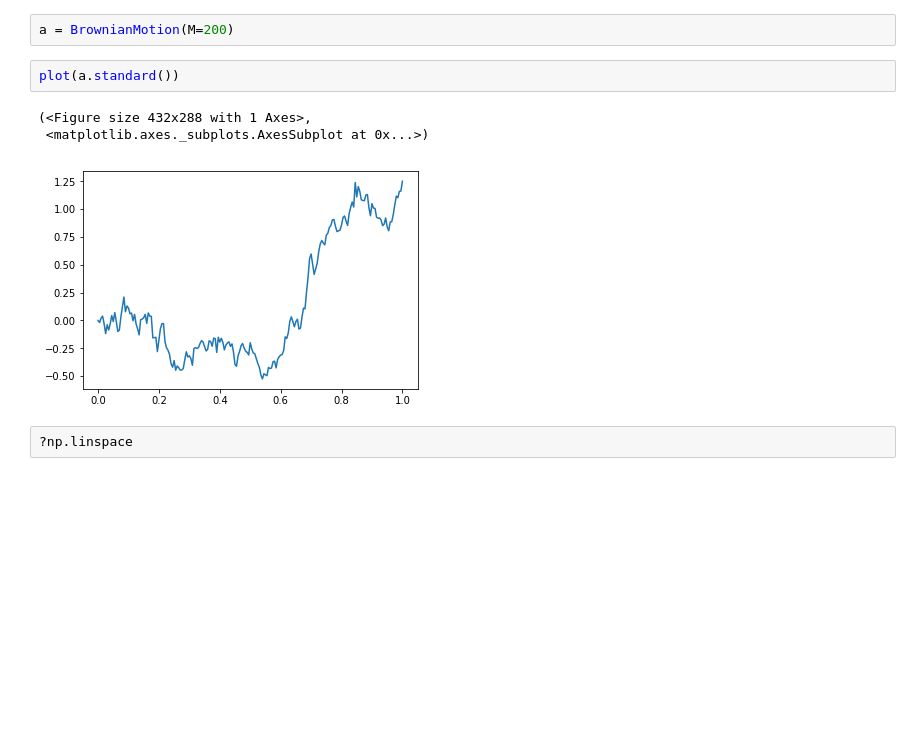
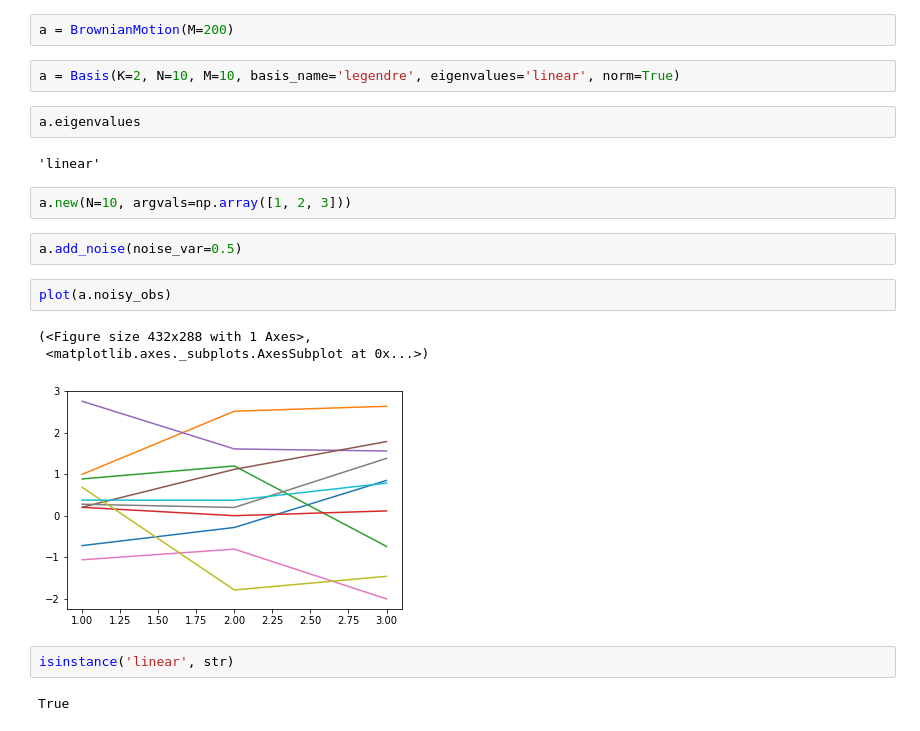
Before and after one commit to StevenGolovkine/FDApy, a Jupyter notebook: examples/simulation.ipynb, the cells around one changed output. Cells and saved outputs as stored; diff of their text form; blank space fills up the shorter version.

```diff
--- a/examples/simulation.ipynb
+++ b/examples/simulation.ipynb
@@ -161,11 +161,23 @@ class BrownianMotion(object):
         return UnivariateFunctionalData(argvals=tuple(T_seq), values=W[np.newaxis])
 # %%
 a = BrownianMotion(M=200)
+# %%
+a = Basis(K=2, N=10, M=10, basis_name='legendre', eigenvalues='linear', norm=True)
+# %%
+a.eigenvalues
+# %% [output]
+'linear'
+# %%
+a.new(N=10, argvals=np.array([1, 2, 3]))
+# %%
+a.add_noise(noise_var=0.5)
 # %%
-plot(a.standard())
+plot(a.noisy_obs)
 # %% [output]
 (<Figure size 432x288 with 1 Axes>,
  <matplotlib.axes._subplots.AxesSubplot at 0x...>)
-[figure, old version]
+[figure, new version]
-# %%
-?np.linspace
+# %%
+isinstance('linear', str)
+# %% [output]
+True
```
Also changed, not shown: 2 other files.
